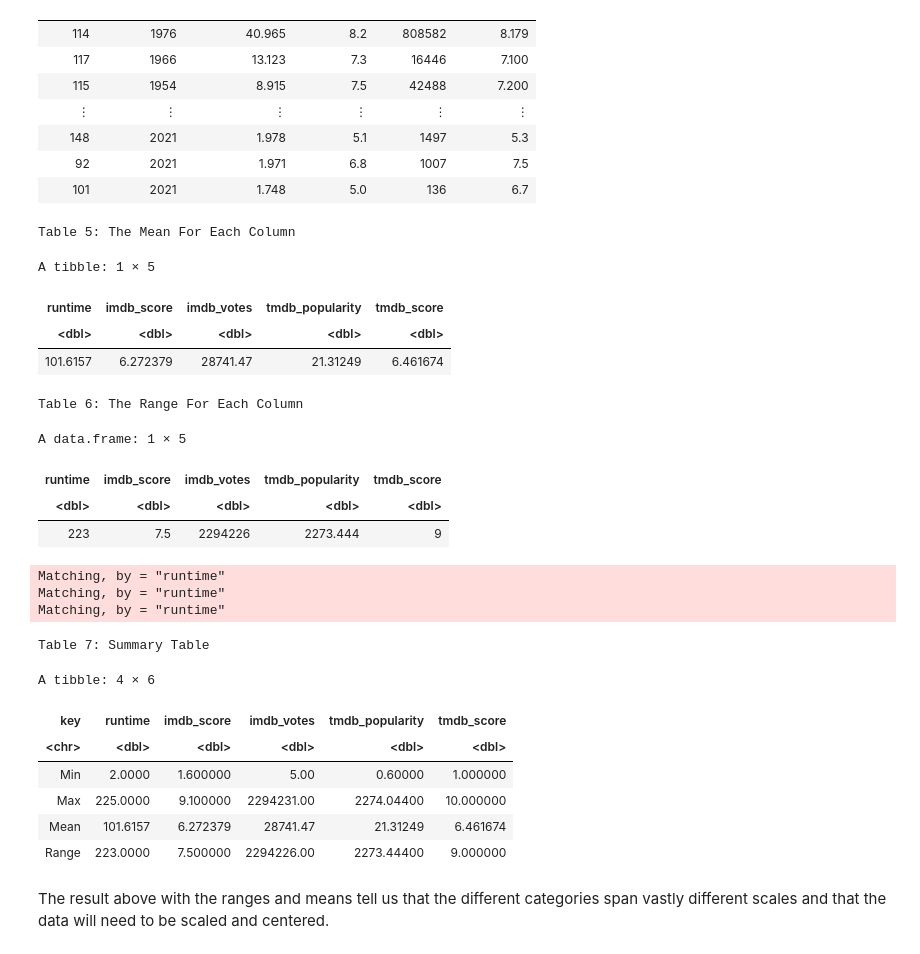
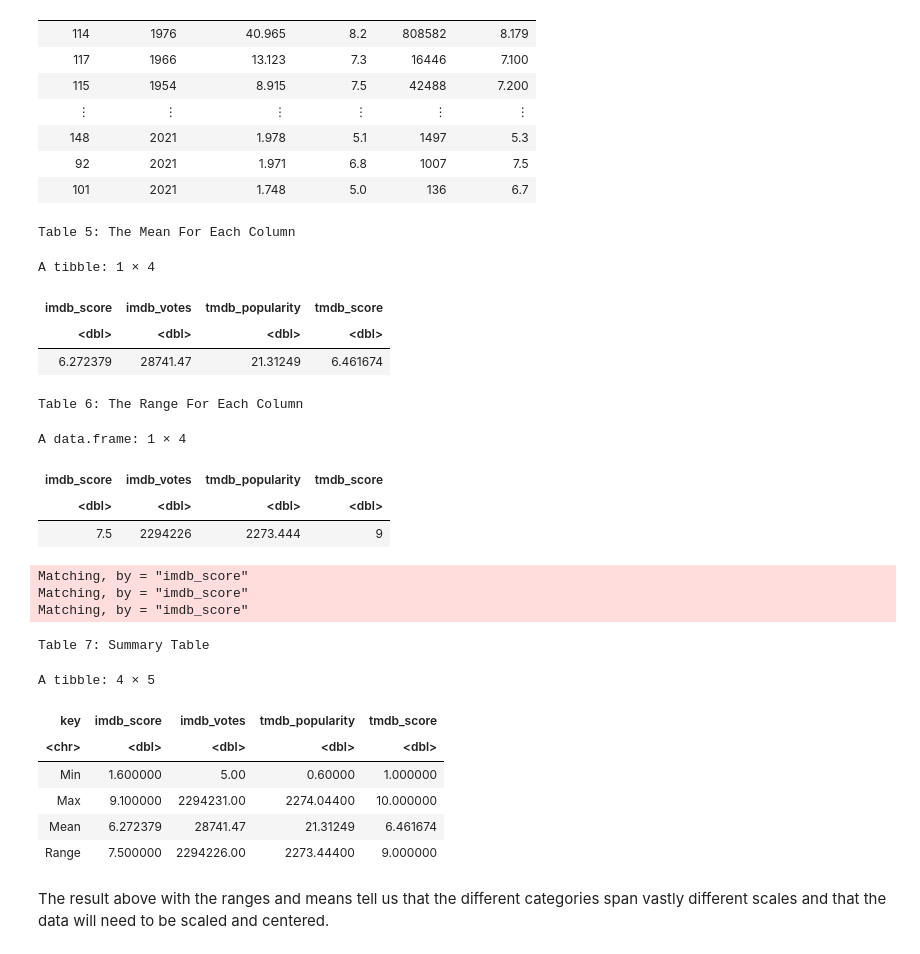
Before and after one commit to sm020402/dsci-100-2022w1-group-98, a Jupyter notebook: project_proposal/report.ipynb, the cells around one changed output. Drawn from its saved outputs; the diff is of its cells as text; code cells hidden in the pictures.

Commit message:
remove runtime from the table

```diff
--- a/project_proposal/report.ipynb
+++ b/project_proposal/report.ipynb
@@ -154,55 +154,55 @@ A tibble: 820 × 6
 # That way we know whether we need to scale the data or not.
 
 titles_mean <- titles_training %>%
-    select(runtime, imdb_score, imdb_votes, tmdb_popularity, tmdb_score) %>%
+    select(imdb_score, imdb_votes, tmdb_popularity, tmdb_score) %>%
     map_df(mean, na.rm = TRUE)
 cat("\n\nTable 5: The Mean For Each Column")
 titles_mean
 
 titles_max <- titles_training %>%
-    select(runtime, imdb_score, imdb_votes, tmdb_popularity, tmdb_score) %>%
+    select(imdb_score, imdb_votes, tmdb_popularity, tmdb_score) %>%
     map_df(max, na.rm = TRUE)
 
 titles_min <- titles_training %>%
-    select(runtime, imdb_score, imdb_votes, tmdb_popularity, tmdb_score) %>%
+    select(imdb_score, imdb_votes, tmdb_popularity, tmdb_score) %>%
     map_df(min, na.rm = TRUE)
 
 titles_range <- titles_max - titles_min
 cat("\n\nTable 6: The Range For Each Column")
 titles_range
 
 name <- data.frame(key = c('Min','Max','Mean','Range'))
 
 titles_table <- titles_min%>%
 rows_insert(titles_max)%>%
 rows_insert(titles_mean)%>%
 rows_insert(titles_range)%>%
-add_column(name, .before = "runtime")
+add_column(name, .before = "imdb_score")
 cat("\n\nTable 7: Summary Table")
 
 titles_table
 # %% [output]
 Table 5: The Mean For Each Column
-A tibble: 1 × 5
+A tibble: 1 × 4
-| runtime | imdb_score | imdb_votes | tmdb_popularity | tmdb_score |
-| <dbl> | <dbl> | <dbl> | <dbl> | <dbl> |
-| 101.6157 | 6.272379 | 28741.47 | 21.31249 | 6.461674 |
+| imdb_score | imdb_votes | tmdb_popularity | tmdb_score |
+| <dbl> | <dbl> | <dbl> | <dbl> |
+| 6.272379 | 28741.47 | 21.31249 | 6.461674 |
 Table 6: The Range For Each Column
-A data.frame: 1 × 5
+A data.frame: 1 × 4
-| runtime | imdb_score | imdb_votes | tmdb_popularity | tmdb_score |
-| <dbl> | <dbl> | <dbl> | <dbl> | <dbl> |
-| 223 | 7.5 | 2294226 | 2273.444 | 9 |
+| imdb_score | imdb_votes | tmdb_popularity | tmdb_score |
+| <dbl> | <dbl> | <dbl> | <dbl> |
+| 7.5 | 2294226 | 2273.444 | 9 |
-Matching, by = "runtime"
-Matching, by = "runtime"
-Matching, by = "runtime"
+Matching, by = "imdb_score"
+Matching, by = "imdb_score"
+Matching, by = "imdb_score"
 Table 7: Summary Table
-A tibble: 4 × 6
+A tibble: 4 × 5
-| key | runtime | imdb_score | imdb_votes | tmdb_popularity | tmdb_score |
-| <chr> | <dbl> | <dbl> | <dbl> | <dbl> | <dbl> |
-| Min | 2.0000 | 1.600000 | 5.00 | 0.60000 | 1.000000 |
-| Max | 225.0000 | 9.100000 | 2294231.00 | 2274.04400 | 10.000000 |
-| Mean | 101.6157 | 6.272379 | 28741.47 | 21.31249 | 6.461674 |
-| Range | 223.0000 | 7.500000 | 2294226.00 | 2273.44400 | 9.000000 |
+| key | imdb_score | imdb_votes | tmdb_popularity | tmdb_score |
+| <chr> | <dbl> | <dbl> | <dbl> | <dbl> |
+| Min | 1.600000 | 5.00 | 0.60000 | 1.000000 |
+| Max | 9.100000 | 2294231.00 | 2274.04400 | 10.000000 |
+| Mean | 6.272379 | 28741.47 | 21.31249 | 6.461674 |
+| Range | 7.500000 | 2294226.00 | 2273.44400 | 9.000000 |
 # %% [markdown]
 The result above with the ranges and means tell us that the different categories span vastly different scales and that the data will need to be scaled and centered.
 # %% [markdown]
```
